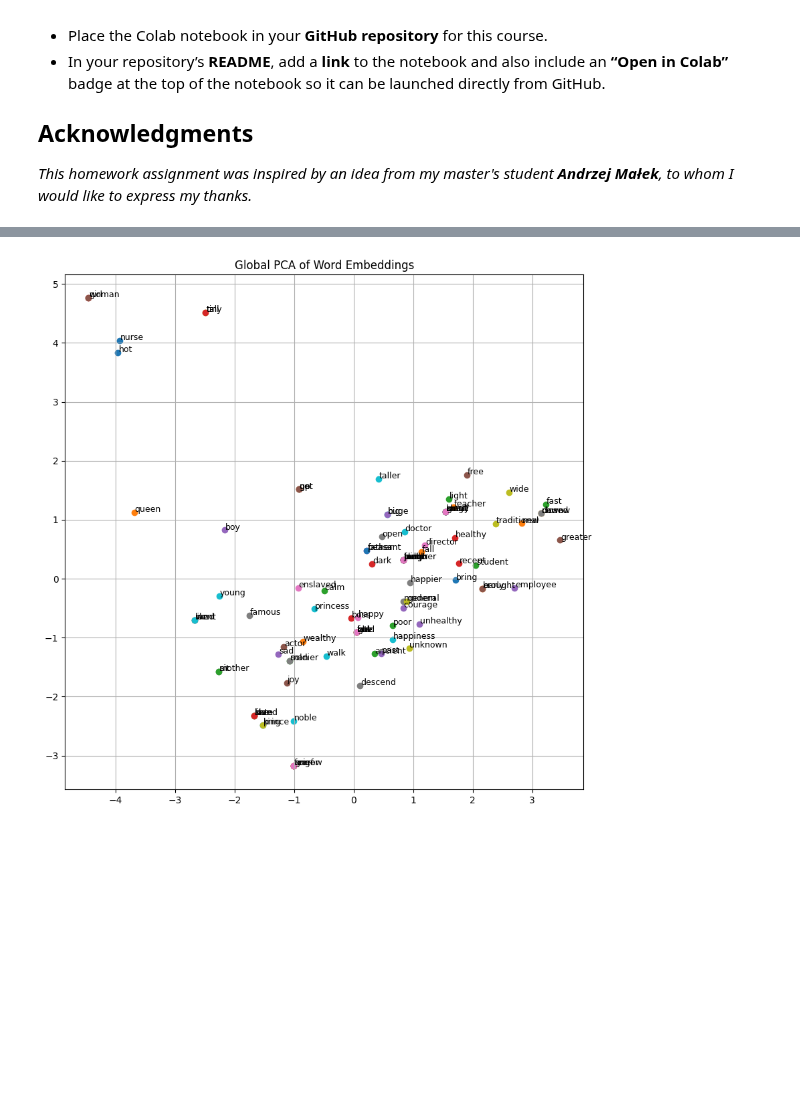
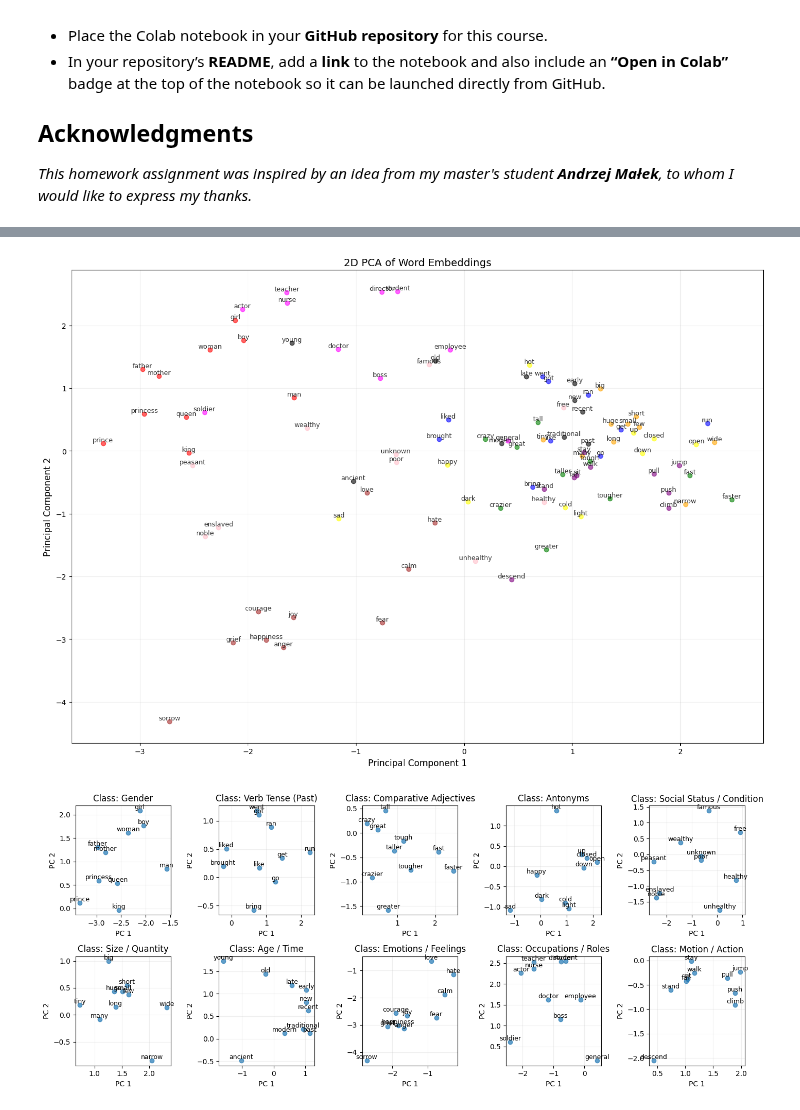
Before and after one commit to Kos261/ML25, a Jupyter notebook: Lab12/HW12.ipynb, the cells around one changed output, grey strips where cells are left out. Saved outputs shown, nothing was run; the diff lists cells and outputs as text; code cells hidden in the pictures; blank space fills up the shorter version.

Commit message:
1 big plot and 10 class plots. Changed duplicate words  in word pairs :)

```diff
--- a/Lab12/HW12.ipynb
+++ b/Lab12/HW12.ipynb
@@ -176,12 +179,68 @@ pca_df = pd.DataFrame(reduced, columns=["PC1", "PC2"], index=embedding_df.index)
 # %%
 import matplotlib.pyplot as plt
+import plotly.express as px
 
-plt.figure(figsize=(10, 10))
-for word, (x, y) in pca_df.iterrows():
-    plt.scatter(x, y)
-    plt.text(x + 0.01, y + 0.01, word, fontsize=9)
-plt.title("Global PCA of Word Embeddings")
-plt.grid()
+colors = {
+    "Gender": "red",
+    "Verb Tense (Past)": "blue",
+    "Comparative Adjectives": "green",
+    "Other": "gray",
+    "Antonyms": "yellow",
+    "Social Status / Condition":"pink",
+    "Size / Quantity":"orange",
+    "Age / Time":"black",
+    "Emotions / Feelings":"brown",
+    "Occupations / Roles":"magenta",
+    "Motion / Action":"purple"
+}
+
+plt.figure(figsize=(14, 10))
+ax = plt.gca()
+
+for _, row in words_df.iterrows():
+    color = colors.get(row["Class"], "black")  # Domyślny czarny
+    ax.scatter(row["PC1"], row["PC2"], color=color, alpha=0.6)
+    ax.text(row["PC1"], row["PC2"], row["Word"],
+            fontsize=9, ha='center', va='bottom', alpha=0.8)
+
+# Tytuł i osie
+plt.title("2D PCA of Word Embeddings", fontsize=14)
+plt.xlabel("Principal Component 1", fontsize=12)
+plt.ylabel("Principal Component 2", fontsize=12)
+
+# Dodatkowe ulepszenia
+plt.grid(alpha=0.2)
+plt.tight_layout()
+
 plt.show()
+
+
+
+
+
+classes = words_df["Class"].unique()
+
+fig, axes = plt.subplots(2, 5, figsize=(14, 6), squeeze=False)
+axes = axes.flatten()
+
+for idx, class_name in enumerate(classes):
+
+    class_data = words_df[words_df["Class"] == class_name]
+
+    axes[idx].scatter(class_data['PC1'], class_data['PC2'], alpha=0.7)
+
+    #Etykiety
+    for _, row in class_data.iterrows():
+        axes[idx].text(row['PC1'], row['PC2'], row['Word'],
+                      fontsize=9, ha='center', va='bottom')
+
+    axes[idx].set_title(f'Class: {class_name}')
+    axes[idx].set_xlabel('PC 1')
+    axes[idx].set_ylabel('PC 2')
+    axes[idx].grid(alpha=0.2)
+
+plt.tight_layout()
+plt.show()
 # %% [output]
-[figure, old version]
+[figure, new version]
+[figure, added]
```
Also changed, not shown: parts of 2 cells of this notebook, 1 other file.
